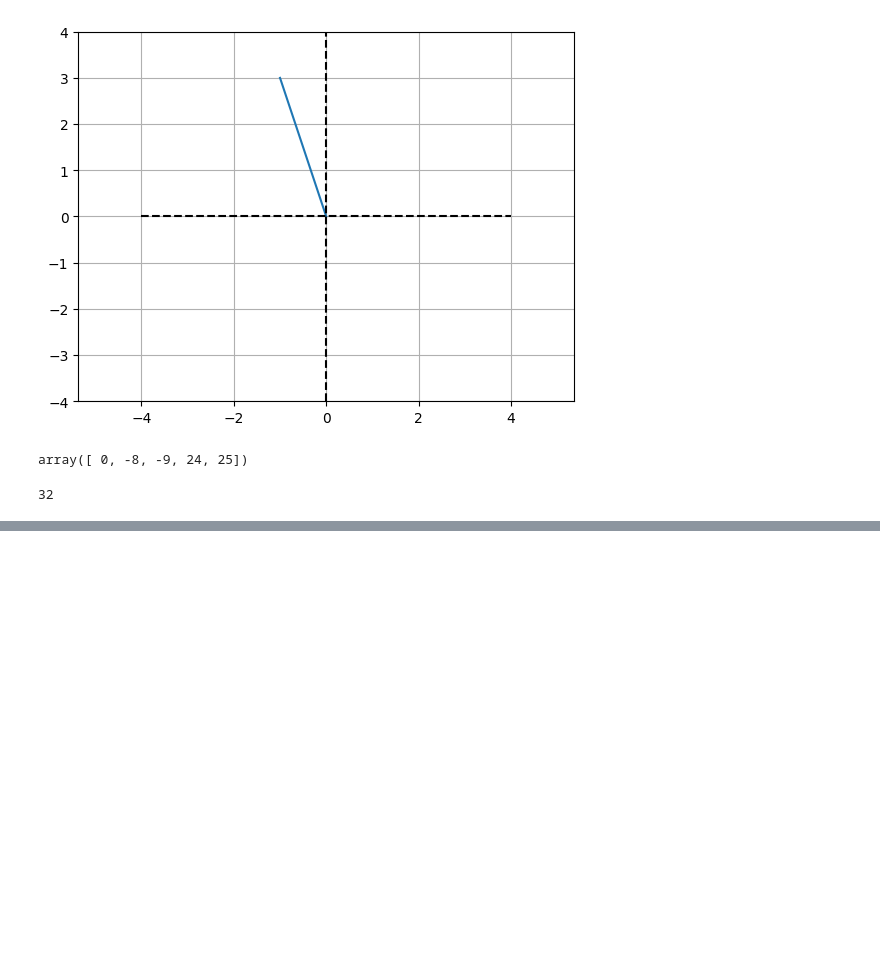
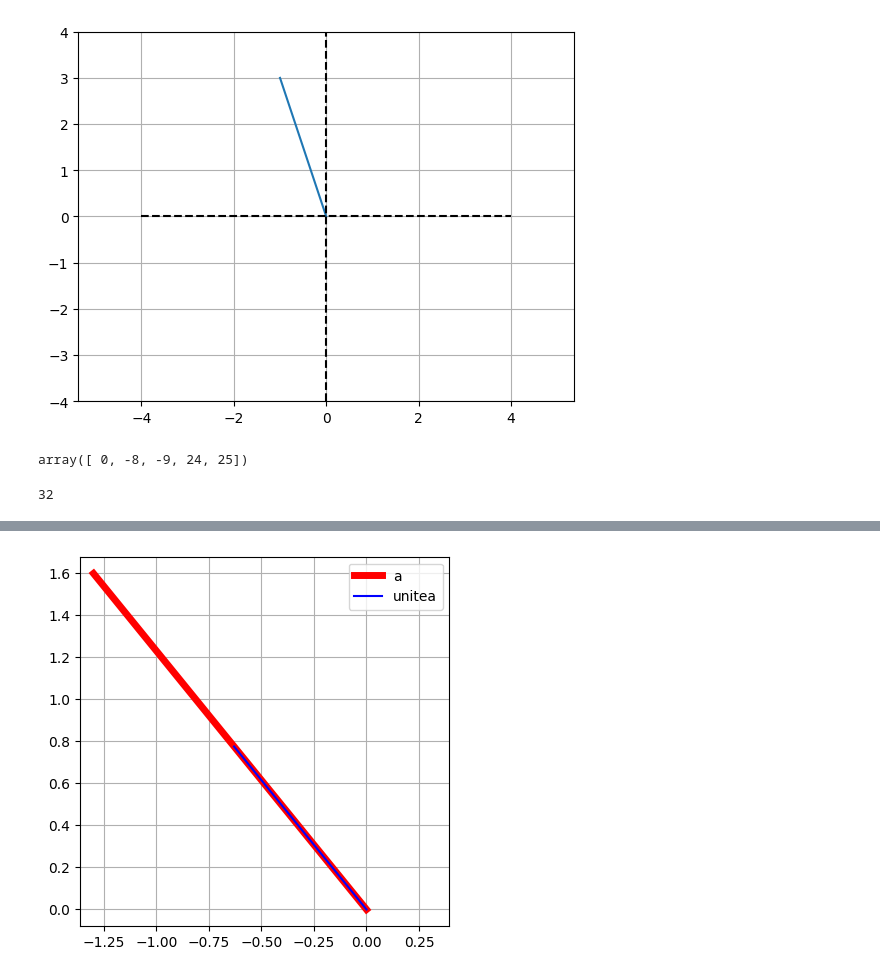
Before and after one commit to ElhamAfzali/Linear-Algebra, a Jupyter notebook: Untitled.ipynb, the cells around one changed output, grey strips where cells are left out. Saved outputs shown, nothing was run; the diff lists cells and outputs as text; code cells hidden in the pictures; blank space fills up the shorter version.

```diff
--- a/Untitled.ipynb
+++ b/Untitled.ipynb
@@ -89,0 +193,9 @@ ModuleNotFoundError: No module named 'numpy'
+# %%
+plt.plot([0, a[0]], [0, a[1]], 'r', linewidth=5, label='a')
+plt.plot([0, d[0]], [0, d[1]], 'b', label='unitea')
+plt.axis('square')
+plt.grid()
+plt.legend()
+plt.show()
+# %% [output]
+[figure, added]
```
Also changed, not shown: parts of 19 cells of this notebook.
